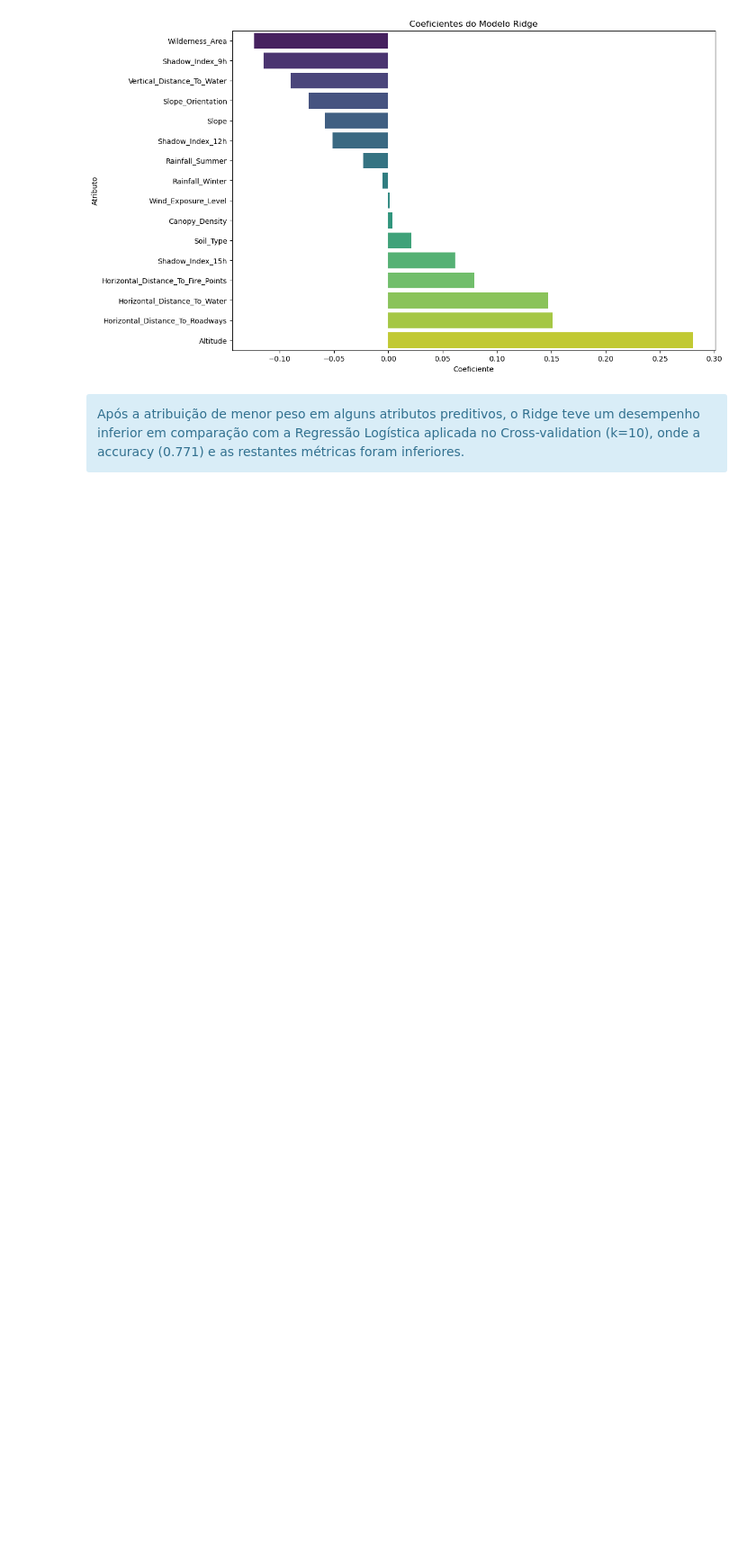
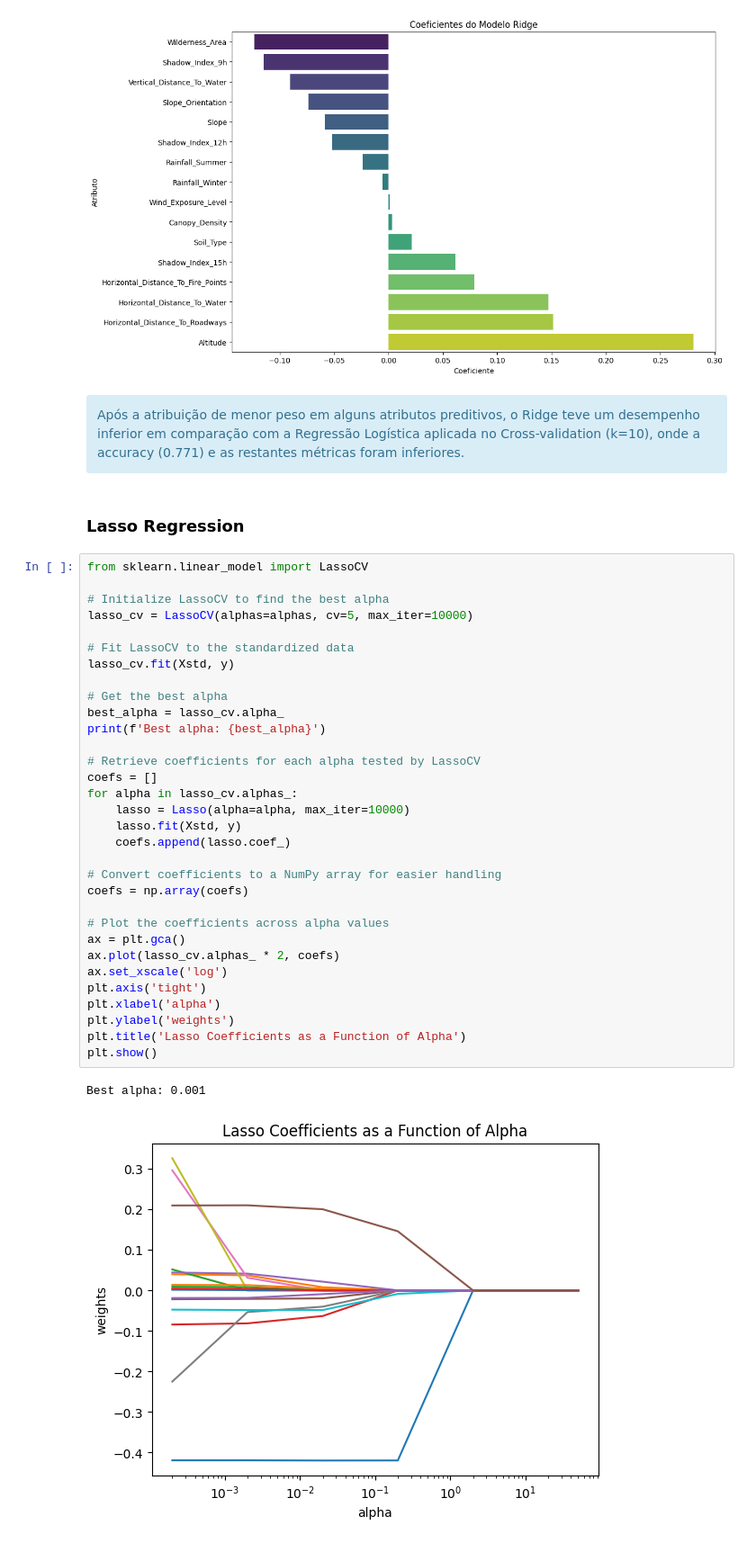
Before and after one commit to pedrocc03/APRAU_24_25_G23, a Jupyter notebook: Trabalho.ipynb, the cells around one changed output. Shown at 90% size. Drawn from its saved outputs; the diff is of its cells as text; blank space fills up the shorter version.

Commit message:
lasso

```diff
--- a/Trabalho.ipynb
+++ b/Trabalho.ipynb
@@ -1325,3 +1329,40 @@ weighted avg       0.76      0.77      0.76      5508
 <div class="alert alert-block alert-info">
     <span>Após a atribuição de menor peso em alguns atributos preditivos, o Ridge teve um desempenho inferior em comparação com a Regressão Logística aplicada no Cross-validation (k=10), onde a accuracy (0.771) e as restantes métricas foram inferiores.</span><br>
 </div>
+# %% [markdown]
+### Lasso Regression
+# %%
+from sklearn.linear_model import LassoCV
+
+# Initialize LassoCV to find the best alpha
+lasso_cv = LassoCV(alphas=alphas, cv=5, max_iter=10000)
+
+# Fit LassoCV to the standardized data
+lasso_cv.fit(Xstd, y)
+
+# Get the best alpha
+best_alpha = lasso_cv.alpha_
+print(f'Best alpha: {best_alpha}')
+
+# Retrieve coefficients for each alpha tested by LassoCV
+coefs = []
+for alpha in lasso_cv.alphas_:
+    lasso = Lasso(alpha=alpha, max_iter=10000)
+    lasso.fit(Xstd, y)
+    coefs.append(lasso.coef_)
+
+# Convert coefficients to a NumPy array for easier handling
+coefs = np.array(coefs)
+
+# Plot the coefficients across alpha values
+ax = plt.gca()
+ax.plot(lasso_cv.alphas_ * 2, coefs)
+ax.set_xscale('log')
+plt.axis('tight')
+plt.xlabel('alpha')
+plt.ylabel('weights')
+plt.title('Lasso Coefficients as a Function of Alpha')
+plt.show()
+# %% [output]
+Best alpha: 0.001
+[figure, added]
```
Also changed, not shown: parts of 6 cells of this notebook.
